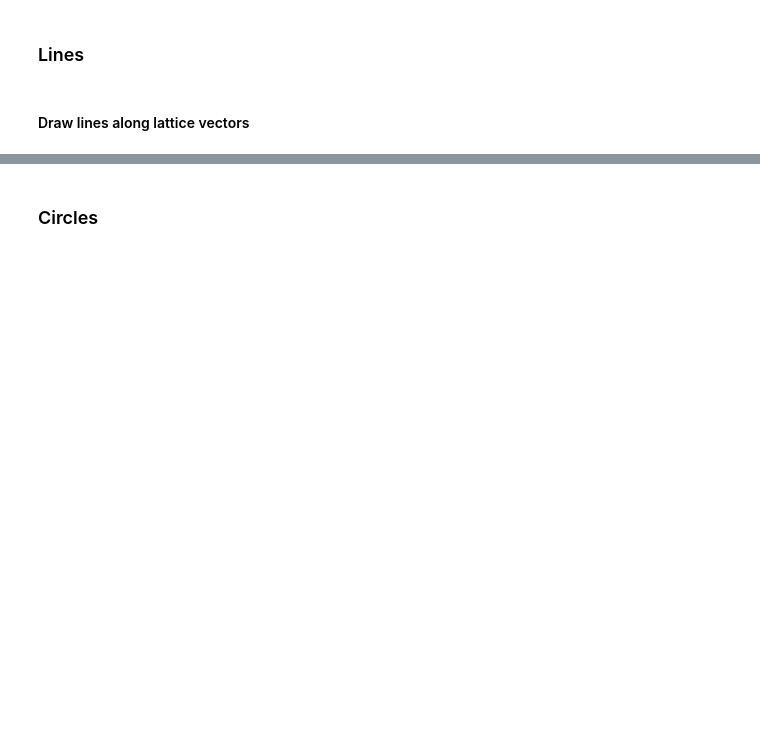
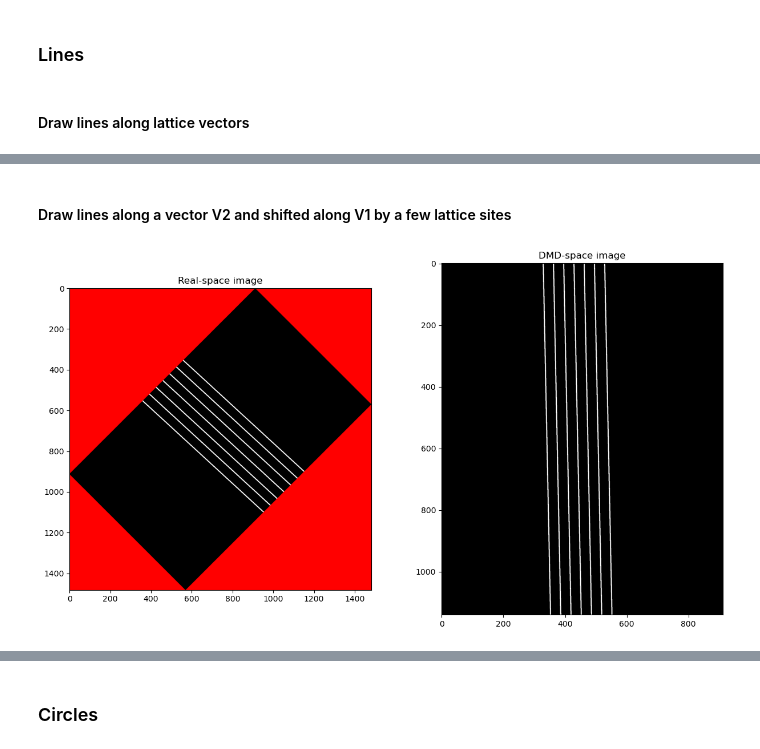
Before and after one commit to ChinLabQMS/DMD-pattern-generator, a Jupyter notebook: notebooks/DMD_calibrated_pattern_generation.ipynb, the cells around one changed output, grey strips where cells are left out. Cells and saved outputs as stored; diff of their text form; code cells hidden in the pictures; blank space fills up the shorter version.

```diff
--- a/notebooks/DMD_calibrated_pattern_generation.ipynb
+++ b/notebooks/DMD_calibrated_pattern_generation.ipynb
@@ -32,0 +67,22 @@ for i in range(3):
+# %%
+width = 5
+dmd.setRealArray(color=[0, 0, 0])
+for i in range(3):
+    dmd.drawPattern(painter.drawLineRV(R, V[i], width), color = 1, reset=False)
+dmd.saveFrameToFile(save_dir, f'white_line_v123_python.bmp')
+# %% [markdown]
+#### Draw lines along a vector V2 and shifted along V1 by a few lattice sites
+# %%
+width = 5
+V1 = V[1]
+V2 = V[0]
+offset = [-15, -10, -5, 0, 5, 10, 15]
+
+dmd.setRealArray(color=[0, 0, 0])
+for i in offset:
+    R_new = [R[0] + i * V1[0], R[1] + i * V1[1]]
+    dmd.drawPattern(painter.drawLineRV(R_new, V2, width), color = 1, template_color=0, reset=False)
+dmd.displayPattern()
+dmd.saveFrameToFile(save_dir, f'V1={V1}_V2={V2}_offset={offset}_width={width}.bmp')
+# %% [output]
+[figure, added]
```
Also changed, not shown: parts of 21 cells of this notebook, 3 other files.
